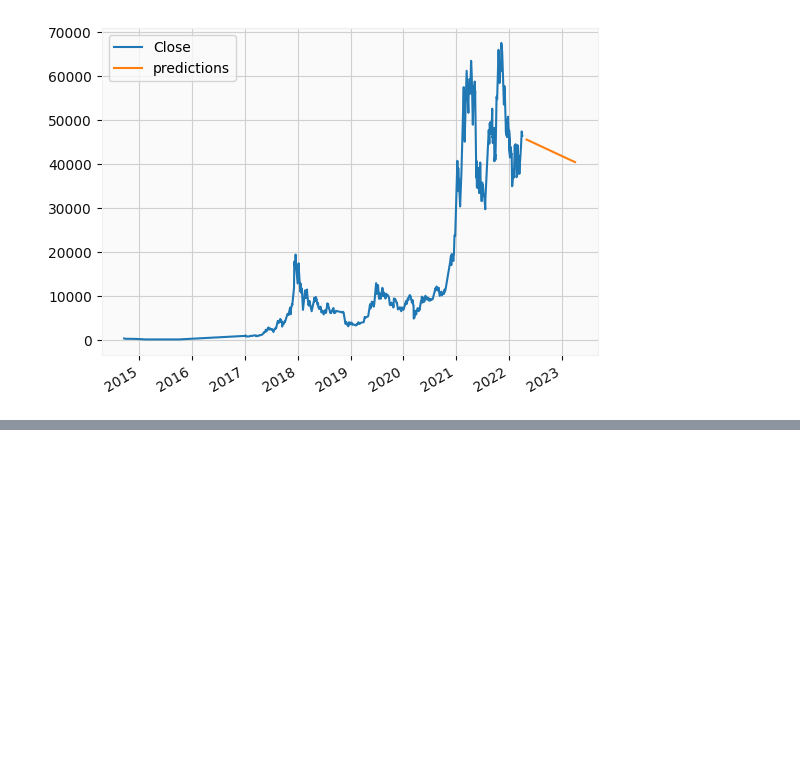
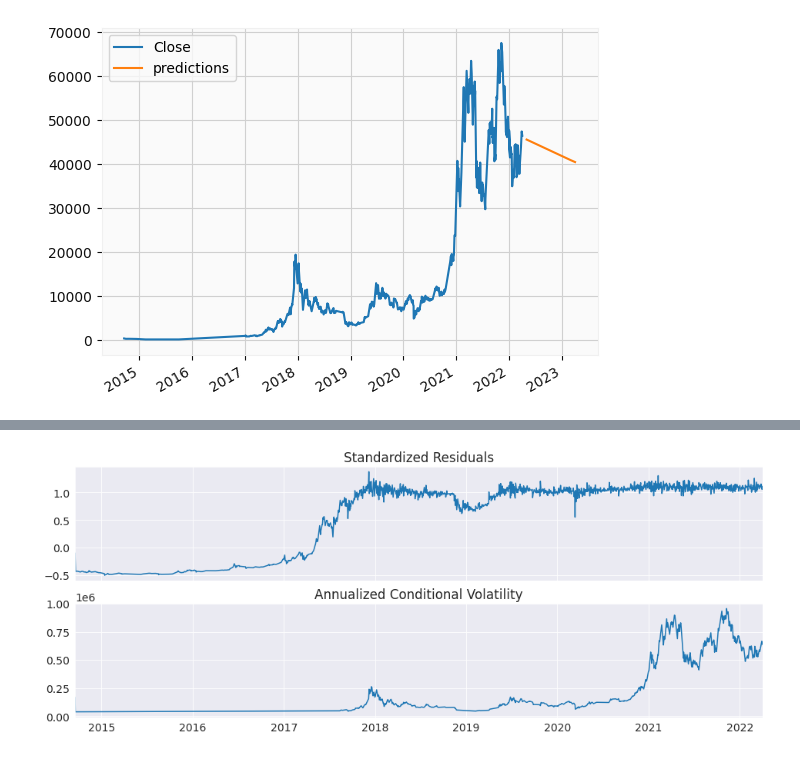
Before and after one commit to buiphamhaiha/Bitcoin-with-arima-arch-garch, a Jupyter notebook: project-bitcoin-with-arima-arch-garch.ipynb, the cells around one changed output, grey strips where cells are left out. Saved outputs shown, nothing was run; the diff lists cells and outputs as text; code cells hidden in the pictures; blank space fills up the shorter version.

Commit message:
Kaggle Notebook | Project Bitcoin with ARIMA, ARCH/GARCH | Version 4

```diff
--- a/project-bitcoin-with-arima-arch-garch.ipynb
+++ b/project-bitcoin-with-arima-arch-garch.ipynb
@@ -245,0 +269,10 @@ df2[['Close','predictions']].plot()
+# %%
+%matplotlib inline
+import matplotlib.pyplot as plt
+import seaborn
+
+seaborn.set_style("darkgrid")
+plt.rc("figure", figsize=(16, 6))
+plt.rc("savefig", dpi=90)
+plt.rc("font", family="sans-serif")
+plt.rc("font", size=14)
@@ -245,0 +282,6 @@ df2[['Close','predictions']].plot()
+# %%
+from arch import arch_model
+
+am = arch_model(df['Close'])
+res = am.fit(update_freq=5)
+print(res.summary())
@@ -245,0 +314,4 @@ df2[['Close','predictions']].plot()
+# %%
+fig = res.plot(annualize="D")
+# %% [output]
+[figure, added]
```
Also changed, not shown: parts of 5 cells of this notebook.
